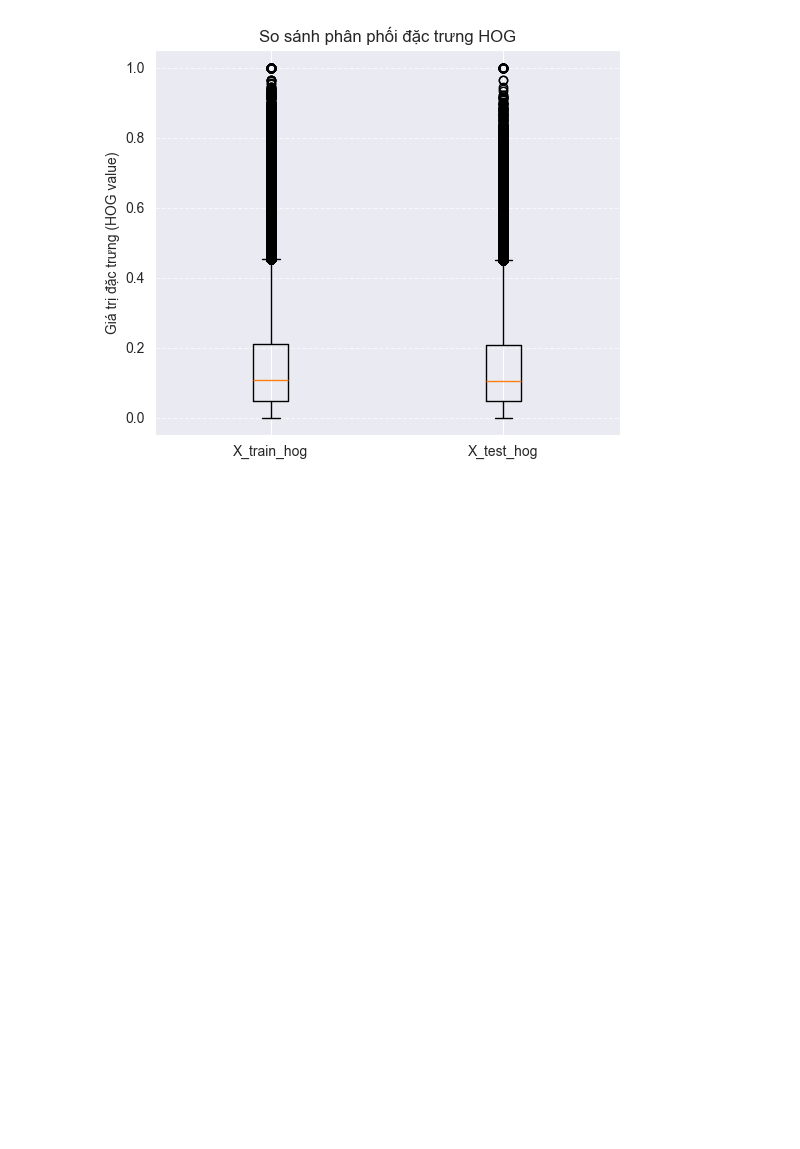
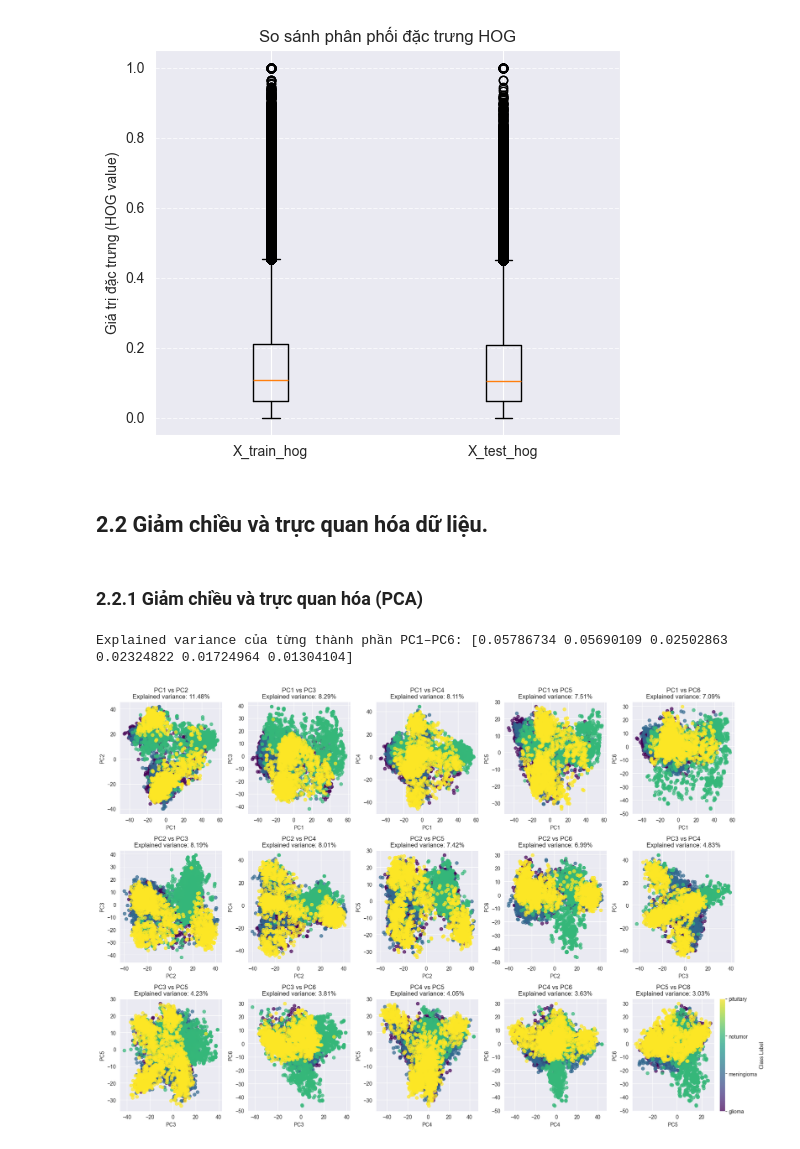
Before and after one commit to Duyhai2005/project_ml, a Jupyter notebook: preprocessing_data.ipynb, the cells around one changed output. Cells and saved outputs as stored; diff of their text form; code cells hidden in the pictures; blank space fills up the shorter version.

Commit message:
File preprocessing_data.ipynb thêm 2.2 giảm chiều và trực quan hóa dữ liệu với pca và lda.

```diff
--- a/preprocessing_data.ipynb
+++ b/preprocessing_data.ipynb
@@ -364,7 +370,7 @@ plt.show()
 # TRÍCH XUẤT HOG
 def extract_hog_features(images):
     hog_features = []
-    for img in tqdm(images, desc="Trích xuất HOG", ncols=80):
+    for img in images:
         # Chuyển sang grayscale vì HOG không cần màu
         gray = cv2.cvtColor((img * 255).astype(np.uint8), cv2.COLOR_BGR2GRAY)
 
@@ -498,3 +501,53 @@ Min HOG feature:  0.0000
 Max HOG feature:  1.0000
 --------------------------------
 [figure]
+# %% [markdown]
+## 2.2 Giảm chiều và trực quan hóa dữ liệu.
+# %% [markdown]
+### 2.2.1 Giảm chiều và trực quan hóa (PCA)
+# %%
+scaler = StandardScaler()
+X_train_scaled = scaler.fit_transform(X_train_hog)
+X_test_scaled = scaler.transform(X_test_hog)
+
+pca_6 = PCA(n_components=6)
+pca = PCA(n_components=0.9)
+
+X_train_pca_6 = pca_6.fit_transform(X_train_scaled)
+X_test_pca_6 = pca_6.transform(X_test_scaled)
+
+X_train_pca = pca.fit_transform(X_train_scaled)
+X_test_pca = pca.transform(X_test_scaled)
+
+print(f"Kích thước X_train sau PCA: {X_train_pca.shape}")
+print(f"Kích thước X_test sau PCA: {X_test_pca.shape}")
+# %%
+explained_var = pca_6.explained_variance_ratio_
+print("Explained variance của từng thành phần PC1–PC6:", explained_var)
+pairs = list(itertools.combinations(range(6), 2))
+
+plt.figure(figsize=(18, 12))
+for i, (x_idx, y_idx) in enumerate(pairs):
+    plt.subplot(3, 5, i+1)
+    scatter = plt.scatter(
+        X_train_pca_6[:, x_idx], X_train_pca_6[:, y_idx],
+        c=y_train_encoded, cmap='viridis', alpha=0.7
+    )
+    plt.xlabel(f"PC{x_idx+1}")
+    plt.ylabel(f"PC{y_idx+1}")
+
+    # Explained variance của cặp
+    pair_var = explained_var[x_idx] + explained_var[y_idx]
+    plt.title(f"PC{x_idx+1} vs PC{y_idx+1}\nExplained variance: {pair_var:.2%}")
+    plt.grid(True)
+
+class_names = label_encoder.classes_
+cbar = plt.colorbar(scatter, ticks=range(len(class_names)))
+cbar.ax.set_yticklabels(class_names)
+cbar.set_label('Class Label')
+
+plt.tight_layout()
+plt.show()
+# %% [output]
+Explained variance của từng thành phần PC1–PC6: [0.05786734 0.05690109 0.02502863 0.02324822 0.01724964 0.01304104]
+[figure, added]
```
Also changed, not shown: parts of 8 cells of this notebook.
